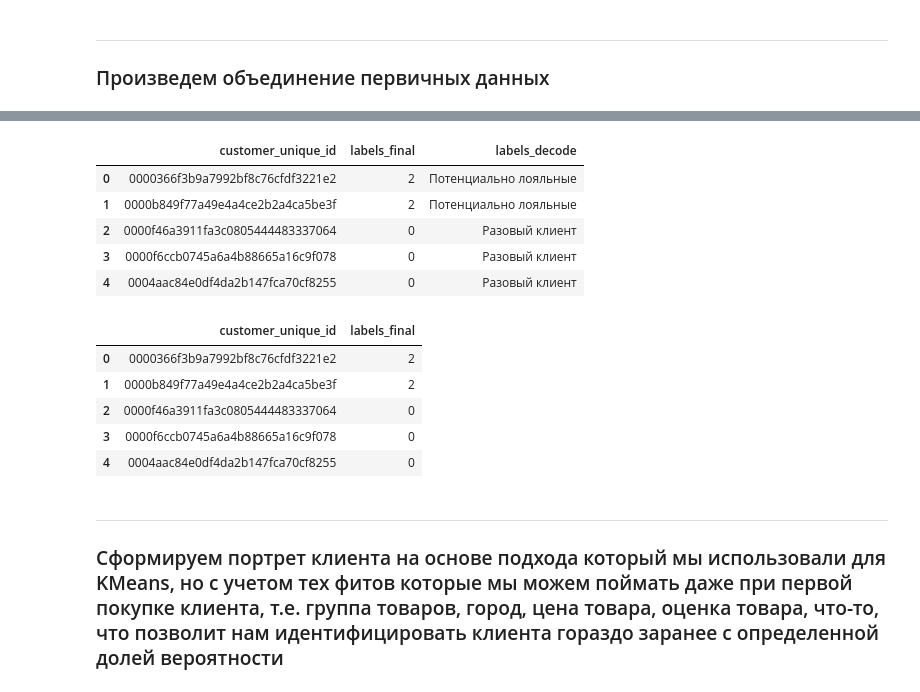
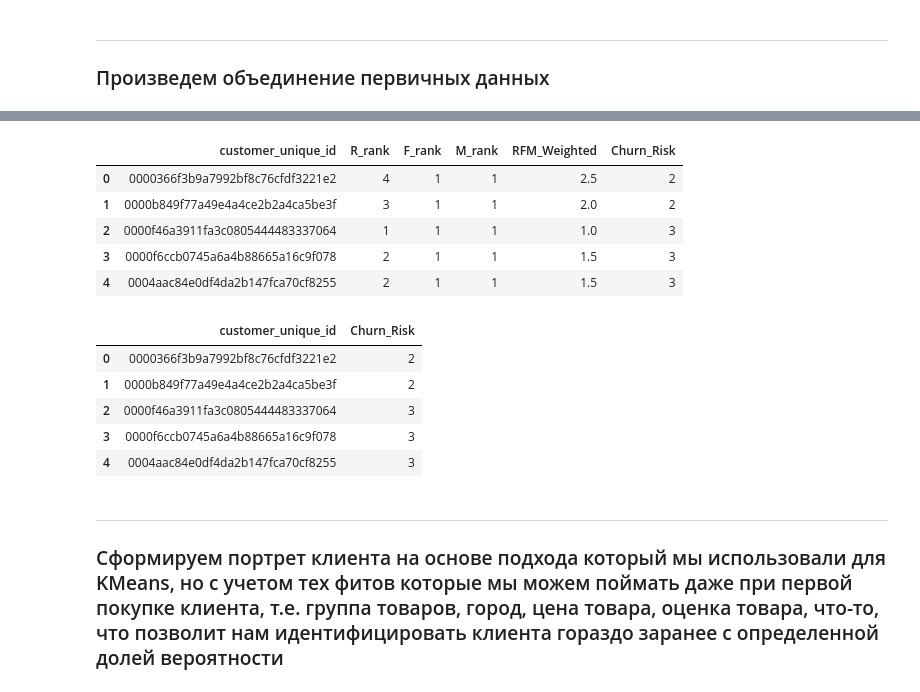
Before and after one commit to alexkondrashov7/-hackathon_2025_mipt, a Jupyter notebook: research/classificator.ipynb, the cells around one changed output, grey strips where cells are left out. Drawn from its saved outputs; the diff is of its cells as text; code cells hidden in the pictures.

```diff
--- a/research/classificator.ipynb
+++ b/research/classificator.ipynb
@@ -71,23 +94,23 @@ data = main_pipeline()
 # %%
-labels = pd.read_csv("./labels/combo_clust.csv")
+labels = pd.read_csv("./labels/rfm.csv")
 labels.head()
 # %% [output]
-|  | customer_unique_id | labels_final | labels_decode |
-| 0 | 0000366f3b9a7992bf8c76cfdf3221e2 | 2 | Потенциально лояльные |
-| 1 | 0000b849f77a49e4a4ce2b2a4ca5be3f | 2 | Потенциально лояльные |
-| 2 | 0000f46a3911fa3c0805444483337064 | 0 | Разовый клиент |
-| 3 | 0000f6ccb0745a6a4b88665a16c9f078 | 0 | Разовый клиент |
-| 4 | 0004aac84e0df4da2b147fca70cf8255 | 0 | Разовый клиент |
+|  | customer_unique_id | R_rank | F_rank | M_rank | RFM_Weighted | Churn_Risk |
+| 0 | 0000366f3b9a7992bf8c76cfdf3221e2 | 4 | 1 | 1 | 2.5 | 2 |
+| 1 | 0000b849f77a49e4a4ce2b2a4ca5be3f | 3 | 1 | 1 | 2.0 | 2 |
+| 2 | 0000f46a3911fa3c0805444483337064 | 1 | 1 | 1 | 1.0 | 3 |
+| 3 | 0000f6ccb0745a6a4b88665a16c9f078 | 2 | 1 | 1 | 1.5 | 3 |
+| 4 | 0004aac84e0df4da2b147fca70cf8255 | 2 | 1 | 1 | 1.5 | 3 |
 # %%
-labels = labels[["customer_unique_id", "labels_final"]]
+labels = labels[["customer_unique_id", "Churn_Risk"]]
 labels.head()
 # %% [output]
-|  | customer_unique_id | labels_final |
+|  | customer_unique_id | Churn_Risk |
 | 0 | 0000366f3b9a7992bf8c76cfdf3221e2 | 2 |
 | 1 | 0000b849f77a49e4a4ce2b2a4ca5be3f | 2 |
-| 2 | 0000f46a3911fa3c0805444483337064 | 0 |
-| 3 | 0000f6ccb0745a6a4b88665a16c9f078 | 0 |
-| 4 | 0004aac84e0df4da2b147fca70cf8255 | 0 |
+| 2 | 0000f46a3911fa3c0805444483337064 | 3 |
+| 3 | 0000f6ccb0745a6a4b88665a16c9f078 | 3 |
+| 4 | 0004aac84e0df4da2b147fca70cf8255 | 3 |
 # %% [markdown]
 ---
 ### Сформируем портрет клиента на основе подхода который мы использовали для KMeans, но с учетом тех фитов которые мы можем поймать даже при первой покупке клиента, т.е. группа товаров, город, цена товара, оценка товара, что-то, что позволит нам идентифицировать клиента гораздо заранее с определенной долей вероятности
```
Also changed, not shown: parts of 29 cells of this notebook.
